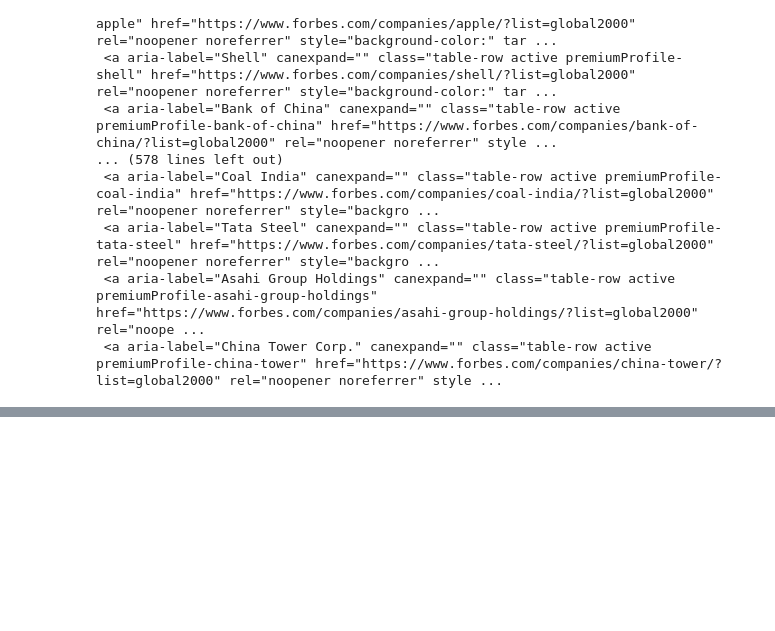
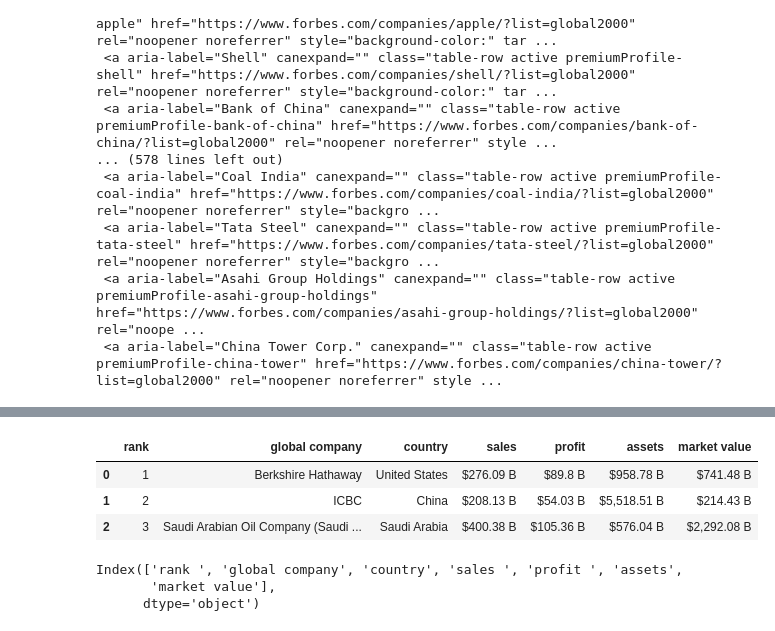
Before and after one commit to swapnilc10/webscraping_forbes_data, a Jupyter notebook: forbes_2023.ipynb, the cells around one changed output, grey strips where cells are left out. Cells and saved outputs as stored; diff of their text form; code cells hidden in the pictures; blank space fills up the shorter version.

```diff
--- a/forbes_2023.ipynb
+++ b/forbes_2023.ipynb
@@ -142,0 +147,13 @@ df.describe()
+# %%
+df_2022.head(3)
+# %% [output]
+|  | rank | global company | country | sales | profit | assets | market value |
+| 0 | 1 | Berkshire Hathaway | United States | $276.09 B | $89.8 B | $958.78 B | $741.48 B |
+| 1 | 2 | ICBC | China | $208.13 B | $54.03 B | $5,518.51 B | $214.43 B |
+| 2 | 3 | Saudi Arabian Oil Company (Saudi ... | Saudi Arabia | $400.38 B | $105.36 B | $576.04 B | $2,292.08 B |
+# %%
+df_2022.columns
+# %% [output]
+Index(['rank ', 'global company', 'country', 'sales ', 'profit ', 'assets',
+       'market value'],
+      dtype='object')
```
Also changed, not shown: parts of 17 cells of this notebook.
